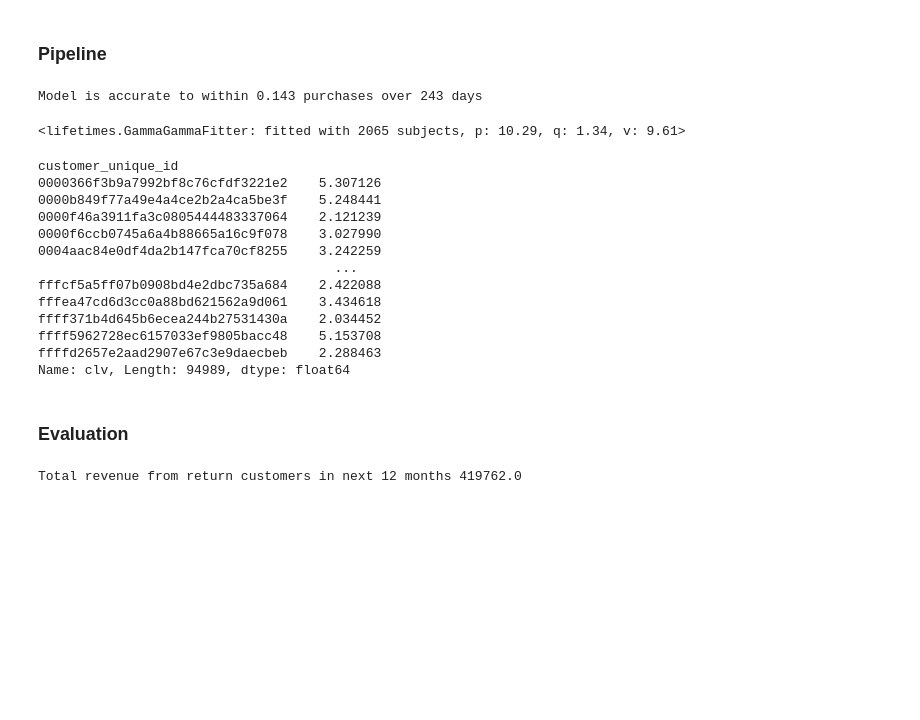
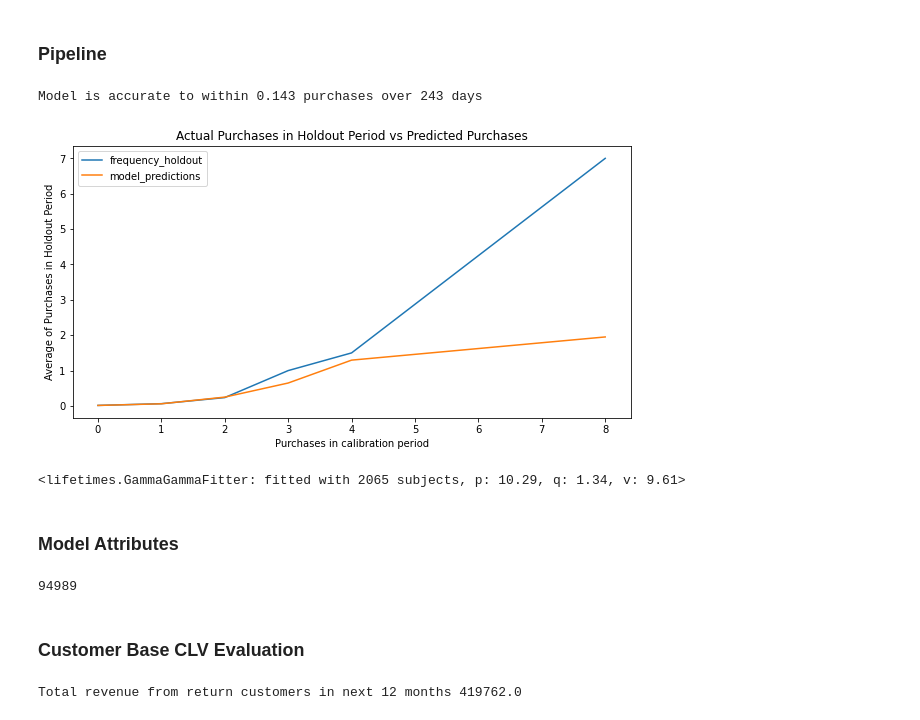
Before and after one commit to zander1268/custorama, a Jupyter notebook: modeling_pipeline.ipynb, the cells around one changed output. Cells and saved outputs as stored; diff of their text form; code cells hidden in the pictures; blank space fills up the shorter version.

```diff
--- a/modeling_pipeline.ipynb
+++ b/modeling_pipeline.ipynb
@@ -120,19 +121,22 @@ repeat_rfm_summary = summary_data_from_transaction_data(transactions=repeat_tran
 # %%
 #Train-test results
 #Iniatialize bgf model
 bgf = BetaGeoFitter(penalizer_coef=0)
 #Fit model to ch_df
 bgf.fit(
         frequency = ch_df["frequency_cal"],
         recency = ch_df["recency_cal"],
         T = ch_df["T_cal"],
         weights = None,
         verbose = False)
 #Return rmse for bgf model
 model_rmse = bgf_rmse(ch_df_obj,bgf)
 print(f'Model is accurate to within {round(model_rmse,ndigits=3)} purchases over {int(ch_df_obj.eval_period)} days')
+# testing: predicted vs actual purchases in holdout period
+fig = plot_calibration_purchases_vs_holdout_purchases(bgf, ch_df,figsize=(10, 5))
 # %% [output]
 Model is accurate to within 0.143 purchases over 243 days
+[figure, added]
 # %%
 #Trainning GG model on repeat purchaser rfm summary
 gg = GammaGammaFitter(penalizer_coef = 0.001)
@@ -140,7 +144,10 @@ gg = GammaGammaFitter(penalizer_coef = 0.001)
 gg.fit(repeat_rfm_summary['frequency'],repeat_rfm_summary['monetary_value'])
 # %% [output]
 <lifetimes.GammaGammaFitter: fitted with 2065 subjects, p: 10.29, q: 1.34, v: 9.61>
+# %% [markdown]
+### Model Attributes
 # %%
+#Predicted CLV
 ltv_predictions = gg.customer_lifetime_value(
     bgf, #our best bgf model
     full_rfm_summary['frequency'],
@@ -151,18 +158,3 @@ ltv_predictions = gg.customer_lifetime_value(
     discount_rate=0.0, #
     freq ="D"
 )
-ltv_predictions
-# %% [output]
-customer_unique_id
-0000366f3b9a7992bf8c76cfdf3221e2    5.307126
-0000b849f77a49e4a4ce2b2a4ca5be3f    5.248441
-0000f46a3911fa3c0805444483337064    2.121239
-0000f6ccb0745a6a4b88665a16c9f078    3.027990
-0004aac84e0df4da2b147fca70cf8255    3.242259
-                                      ...
-fffcf5a5ff07b0908bd4e2dbc735a684    2.422088
-fffea47cd6d3cc0a88bd621562a9d061    3.434618
-ffff371b4d645b6ecea244b27531430a    2.034452
-ffff5962728ec6157033ef9805bacc48    5.153708
-ffffd2657e2aad2907e67c3e9daecbeb    2.288463
-Name: clv, Length: 94989, dtype: float64
@@ -169,5 +172,9 @@ Name: clv, Length: 94989, dtype: float64
+# %%
+len(prob_alive_base)
+# %% [output]
+94989
 # %% [markdown]
-### Evaluation
+### Customer Base CLV Evaluation
 # %%
 print(f'Total revenue from return customers in next {prediction_period} months {np.round(sum(ltv_predictions))}')
 # %% [output]
```
Also changed, not shown: parts of 8 cells of this notebook, 1 other file.
